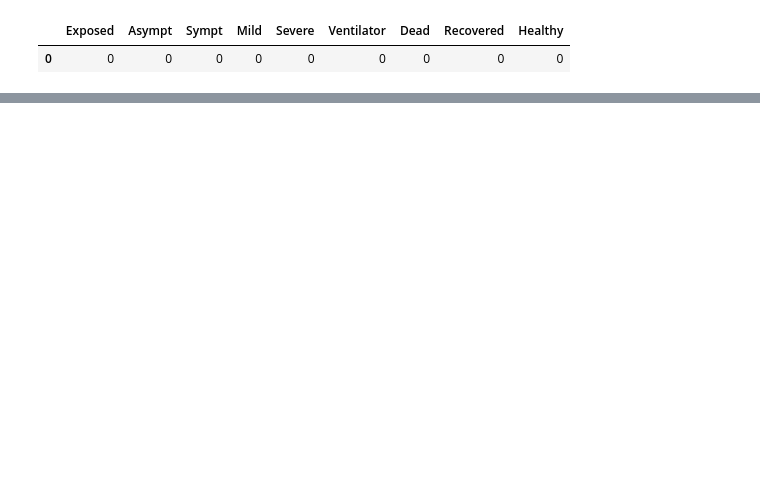
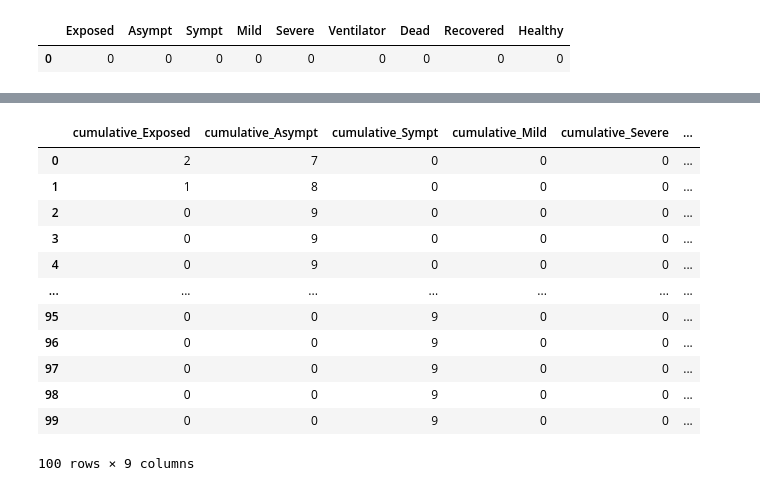
Before and after one commit to akhavan12/discrete_covid_model, a Jupyter notebook: V4_Model.ipynb, the cells around one changed output, grey strips where cells are left out. Saved outputs shown, nothing was run; the diff lists cells and outputs as text; code cells hidden in the pictures; blank space fills up the shorter version.

```diff
--- a/V4_Model.ipynb
+++ b/V4_Model.ipynb
@@ -279,0 +262,16 @@ df_cumsum.plot(ax=ax)
+# %%
+df_cumsum
+# %% [output]
+|  | cumulative_Exposed | cumulative_Asympt | cumulative_Sympt | cumulative_Mild | cumulative_Severe | ... |
+| 0 | 2 | 7 | 0 | 0 | 0 | ... |
+| 1 | 1 | 8 | 0 | 0 | 0 | ... |
+| 2 | 0 | 9 | 0 | 0 | 0 | ... |
+| 3 | 0 | 9 | 0 | 0 | 0 | ... |
+| 4 | 0 | 9 | 0 | 0 | 0 | ... |
+| ... | ... | ... | ... | ... | ... | ... |
+| 95 | 0 | 0 | 9 | 0 | 0 | ... |
+| 96 | 0 | 0 | 9 | 0 | 0 | ... |
+| 97 | 0 | 0 | 9 | 0 | 0 | ... |
+| 98 | 0 | 0 | 9 | 0 | 0 | ... |
+| 99 | 0 | 0 | 9 | 0 | 0 | ... |
+100 rows × 9 columns
```
Also changed, not shown: parts of 8 cells of this notebook.
